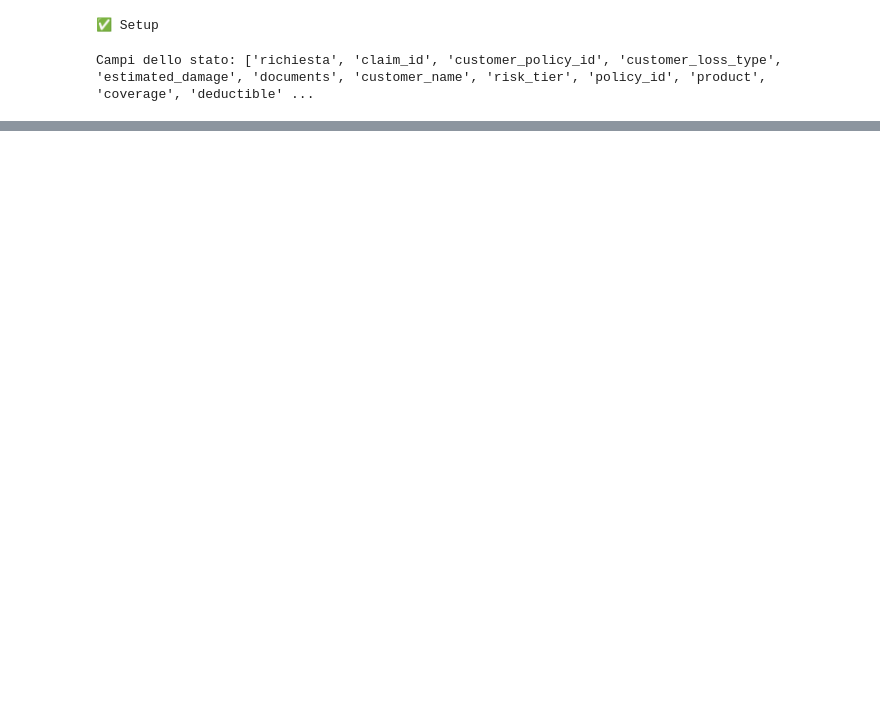
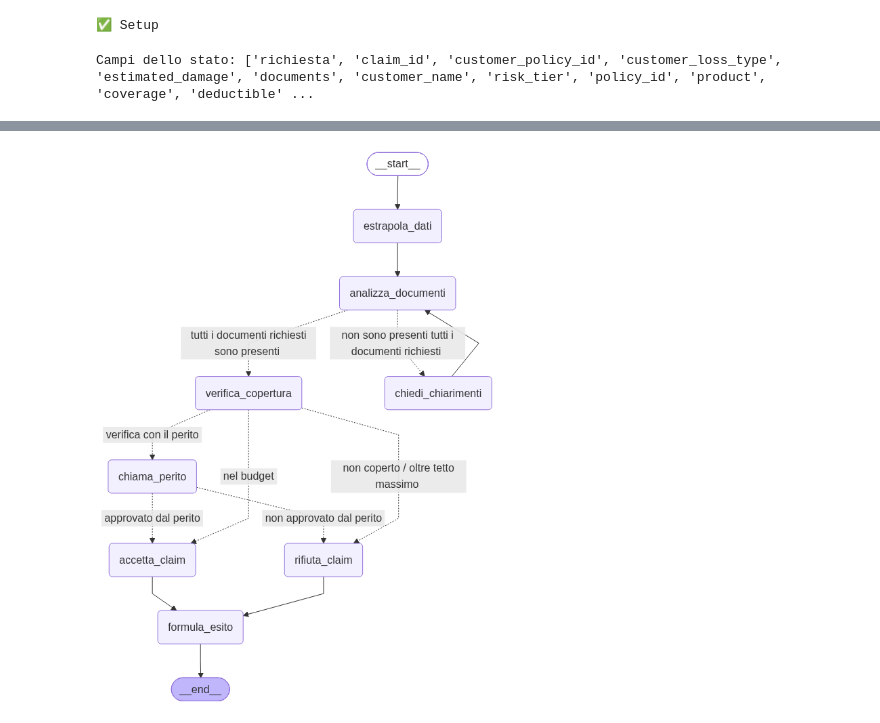
Before and after one commit to AndreaTiani/EsameGENAI, a Jupyter notebook: Andrea.ipynb, the cells around one changed output, grey strips where cells are left out. Saved outputs shown, nothing was run; the diff lists cells and outputs as text; code cells hidden in the pictures; blank space fills up the shorter version.

```diff
--- a/Andrea.ipynb
+++ b/Andrea.ipynb
@@ -65,3 +200,15 @@ def claims_review_agent():
+# %%
+def chiama_perito():
+    pass
+# %%
+def formula_esito():
+    pass
+# %%
+def verifica_copertura_e_tipo_polizza():
+    pass
+# %%
+def calcola_budget_e_limiti():
+    pass
 # %%
 builder = StateGraph(StatoRichiesta)
 
@@ -92,0 +271,9 @@ print("✅ Grafo compilato — nodi:", list(builder.nodes.keys()))
+# %%
+# Visualizza il grafo (richiede graphviz o pillow)
+try:
+    from IPython.display import Image, display
+    display(Image(graph.get_graph().draw_mermaid_png()))
+except Exception:
+    print(graph.get_graph().draw_mermaid())
+# %% [output]
+[figure, added]
```
Also changed, not shown: parts of 12 cells of this notebook, 3 other files.
